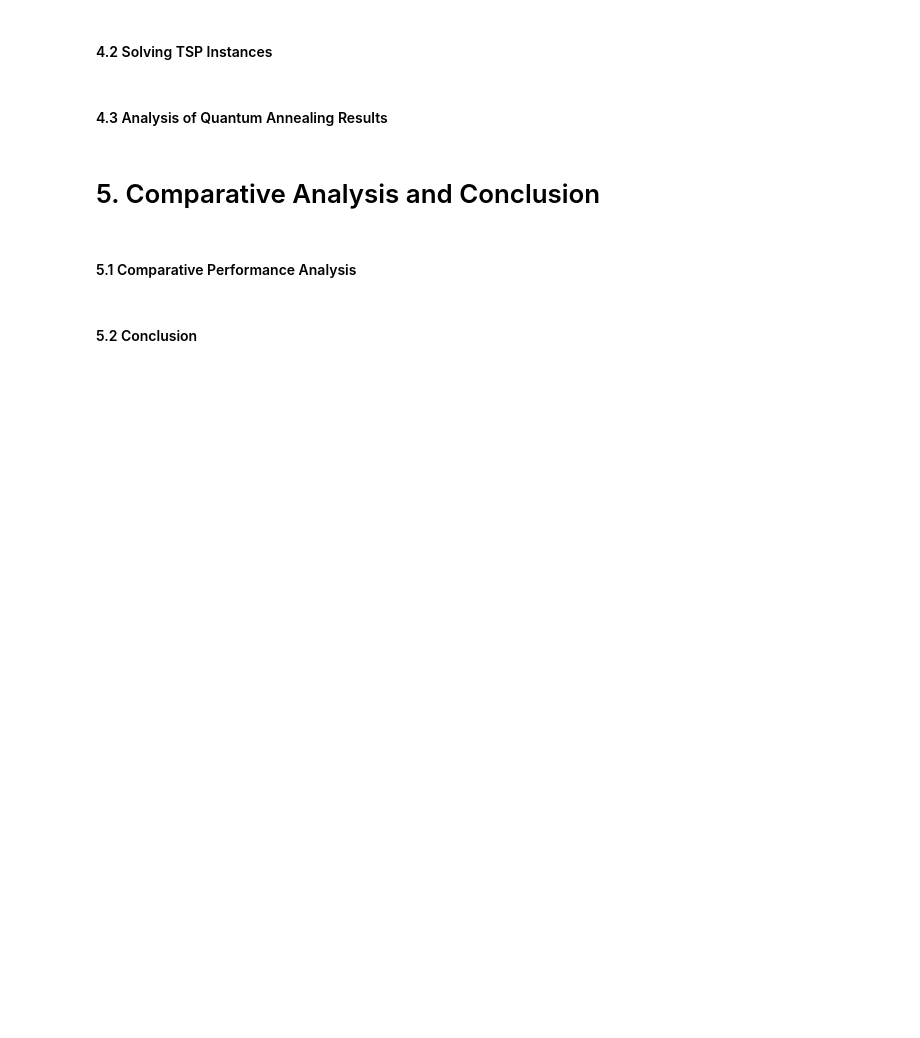
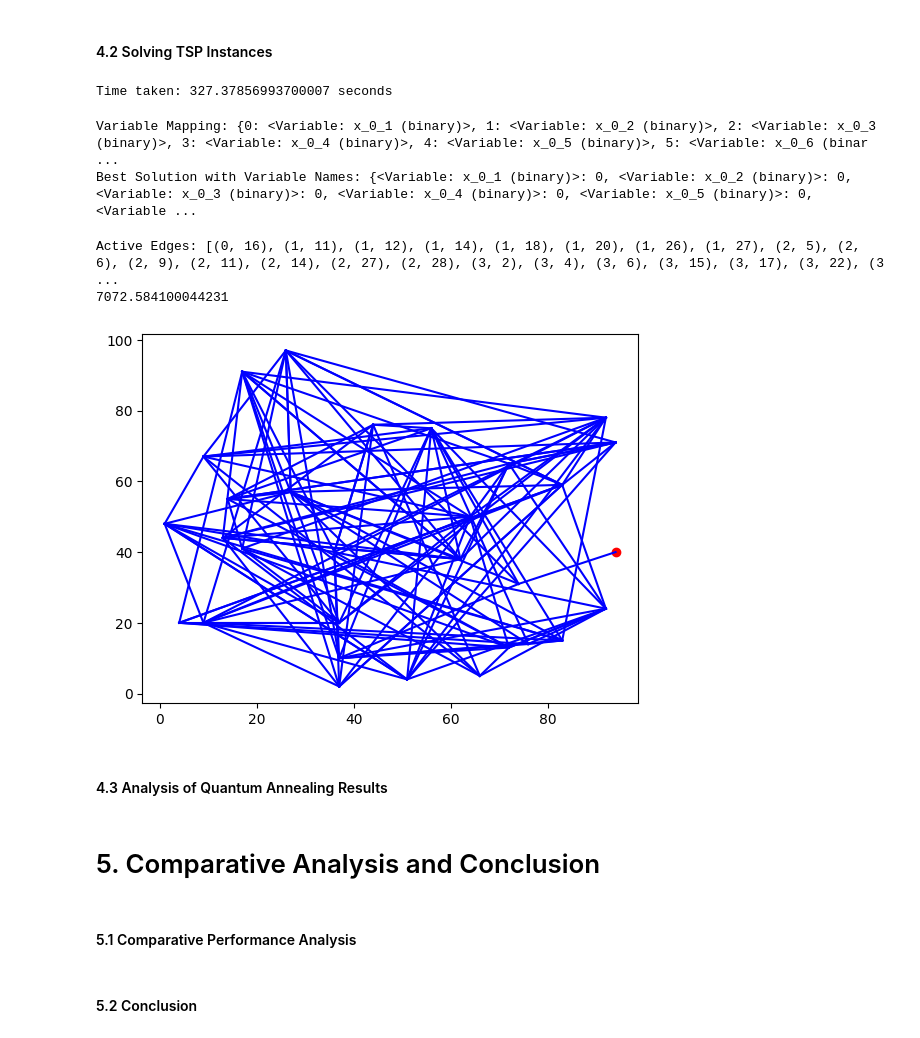
Before and after one commit to my612/Quantamania, a Jupyter notebook: Final.ipynb, the cells around one changed output. Cells and saved outputs as stored; diff of their text form; code cells hidden in the pictures; blank space fills up the shorter version.

```diff
--- a/Final.ipynb
+++ b/Final.ipynb
@@ -341,5 +420,55 @@ plt.show()
+# %%
+#Break Down the Qiskit QUBO to its components
+
+qubo_dict = qubo.objective.quadratic.to_dict()
+linear = qubo.objective.linear.to_dict()
+offset = qubo.objective.constant
+
+#Convert To D-Wave BQM
+bqm = BinaryQuadraticModel(linear, qubo_dict, offset, 'BINARY')
 # %% [markdown]
 #### 4.2 Solving TSP Instances
+# %%
+start = perf_counter()
+sampleset = sampler.sample(bqm, num_reads=1000)
+best_solution = sampleset.first.sample
+end = perf_counter()
+t = end - start
+print(f"Time taken: {t} seconds")
+# %% [output]
+Time taken: 327.37856993700007 seconds
+# %%
+# Map integer keys to variable names
+variable_mapping = {i: name for i, name in enumerate(variable_names)}
+print("Variable Mapping:", variable_mapping)
+
+# Example: Convert best_solution (integer keys) to variable names
+best_solution_with_names = {variable_mapping[key]: value for key, value in best_solution.items() if key in variable_mapping}
+print("Best Solution with Variable Names:", best_solution_with_names)
+# %% [output]
+Variable Mapping: {0: <Variable: x_0_1 (binary)>, 1: <Variable: x_0_2 (binary)>, 2: <Variable: x_0_3 (binary)>, 3: <Variable: x_0_4 (binary)>, 4: <Variable: x_0_5 (binary)>, 5: <Variable: x_0_6 (binar ...
+Best Solution with Variable Names: {<Variable: x_0_1 (binary)>: 0, <Variable: x_0_2 (binary)>: 0, <Variable: x_0_3 (binary)>: 0, <Variable: x_0_4 (binary)>: 0, <Variable: x_0_5 (binary)>: 0, <Variable ...
+# %%
+# Precompute active edges
+active_edges = []
+for var, value in best_solution_with_names.items():
+    if value == 1 and var.name.startswith("x_"):  # Ensure it's an edge variable
+        parts = var.name.split("_")  # Split the variable name into parts
+        i = int(parts[1])       # Extract i
+        j = int(parts[2])       # Extract j
+        active_edges.append((i, j))
+print("Active Edges:", active_edges)
+sum = 0
+for edge in active_edges:
+  sum += dist_matrix[edge[0]][edge[1]]
+print(sum)
+# %% [output]
+Active Edges: [(0, 16), (1, 11), (1, 12), (1, 14), (1, 18), (1, 20), (1, 26), (1, 27), (2, 5), (2, 6), (2, 9), (2, 11), (2, 14), (2, 27), (2, 28), (3, 2), (3, 4), (3, 6), (3, 15), (3, 17), (3, 22), (3 ...
+7072.584100044231
+# %%
+plot_route(active_edges, coords)
+# %% [output]
+[figure, added]
 # %% [markdown]
 #### 4.3 Analysis of Quantum Annealing Results
 # %% [markdown]
```
Also changed, not shown: parts of 34 cells of this notebook.
